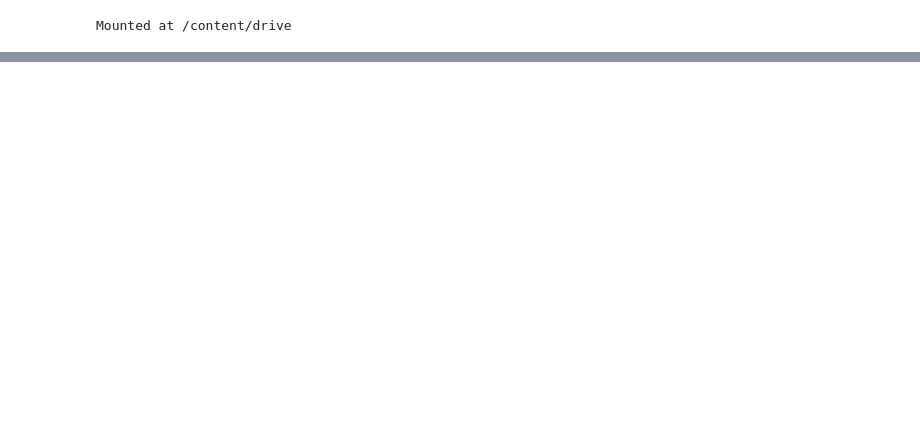
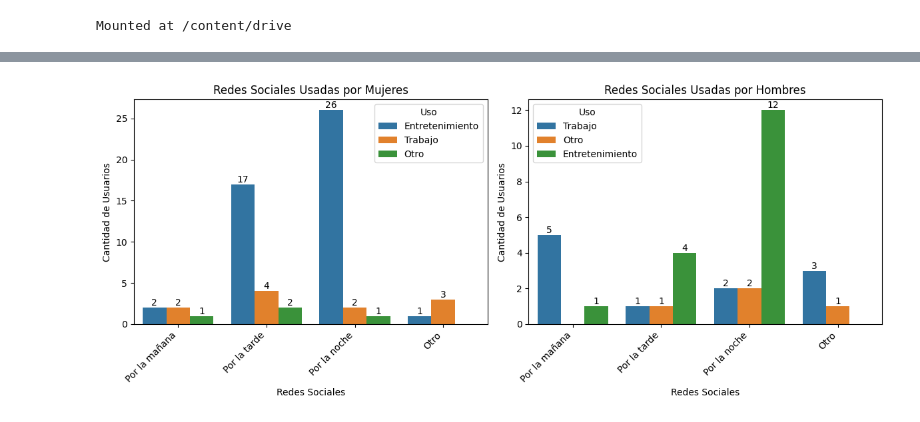
Before and after one commit to MauriLoria/Python, a Jupyter notebook: Encuesta.ipynb, the cells around one changed output, grey strips where cells are left out. Saved outputs shown, nothing was run; the diff lists cells and outputs as text; code cells hidden in the pictures; blank space fills up the shorter version.

```diff
--- a/Encuesta.ipynb
+++ b/Encuesta.ipynb
@@ -86,0 +202,27 @@ print(instagram_edad1.isin(["Instagram"]))
+# %%
+orden_uso = ['Por la mañana', 'Por la tarde', 'Por la noche', 'Otro']
+plt.figure(figsize=(12,5))
+
+plt.subplot(121)
+g = sns.countplot(data=genero_mujer, x='Horario', hue='Uso', order=orden_uso)
+for container in g.containers:
+    g.bar_label(container)
+plt.title("Redes Sociales Usadas por Mujeres")
+plt.xlabel("Redes Sociales")
+plt.ylabel("Cantidad de Usuarios")
+plt.xticks(rotation=45, ha='right')
+plt.tight_layout()
+
+plt.subplot(122)
+g = sns.countplot(data=genero_varon, x='Horario', hue='Uso', order=orden_uso)
+for container in g.containers:
+    g.bar_label(container)
+plt.title("Redes Sociales Usadas por Hombres")
+plt.xlabel("Redes Sociales")
+plt.ylabel("Cantidad de Usuarios")
+plt.xticks(rotation=45, ha='right')
+plt.tight_layout()
+
+plt.show()
+# %% [output]
+[figure, added]
```
Also changed, not shown: parts of 14 cells of this notebook.
